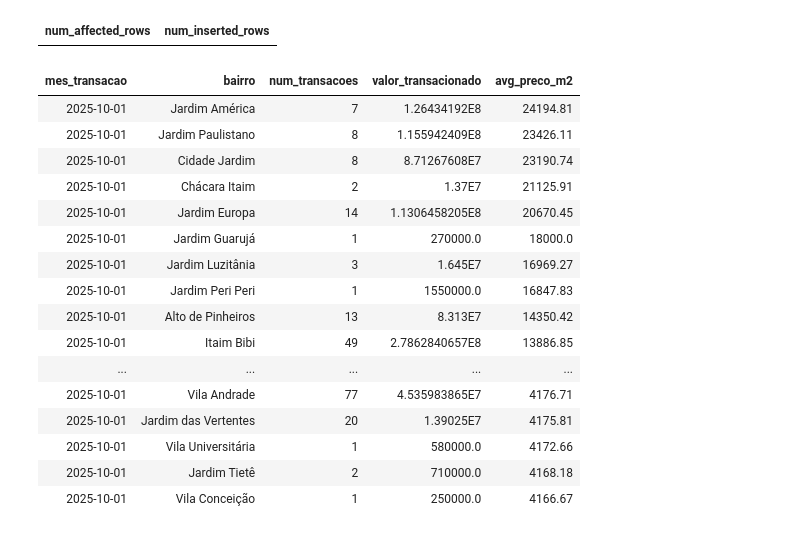
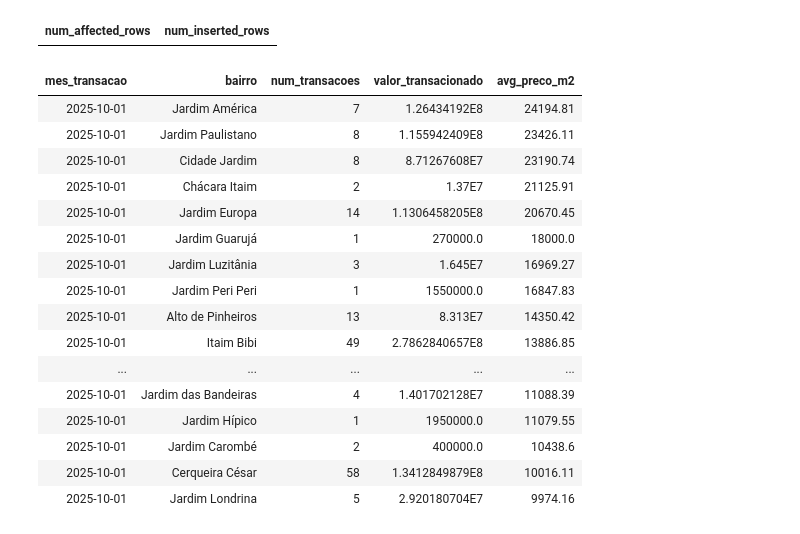
Before and after one commit to izabelaandrade-pos/mvp-puc-eng-dados, a Jupyter notebook: Notebooks/20251201_MVP_EngDados_parte2.ipynb, the cells around one changed output. Cells and saved outputs as stored; diff of their text form; code cells hidden in the pictures.

```diff
--- a/Notebooks/20251201_MVP_EngDados_parte2.ipynb
+++ b/Notebooks/20251201_MVP_EngDados_parte2.ipynb
@@ -661,26 +646,28 @@ GROUP BY mes_transacao, bairro
 # %%
 %sql
 /* Visualização da tabela criada */
 
 SELECT *
 FROM mvp_engdados_puc.ouro.guias_itbi_ouro
 WHERE mes_transacao = '2025-10-01'
 ORDER BY avg_preco_m2 DESC
+
+LIMIT 20
 # %% [output]
 | mes_transacao | bairro | num_transacoes | valor_transacionado | avg_preco_m2 |
 | 2025-10-01 | Jardim América | 7 | 1.26434192E8 | 24194.81 |
 | 2025-10-01 | Jardim Paulistano | 8 | 1.155942409E8 | 23426.11 |
 | 2025-10-01 | Cidade Jardim | 8 | 8.71267608E7 | 23190.74 |
 | 2025-10-01 | Chácara Itaim | 2 | 1.37E7 | 21125.91 |
 | 2025-10-01 | Jardim Europa | 14 | 1.1306458205E8 | 20670.45 |
 | 2025-10-01 | Jardim Guarujá | 1 | 270000.0 | 18000.0 |
 | 2025-10-01 | Jardim Luzitânia | 3 | 1.645E7 | 16969.27 |
 | 2025-10-01 | Jardim Peri Peri | 1 | 1550000.0 | 16847.83 |
 | 2025-10-01 | Alto de Pinheiros | 13 | 8.313E7 | 14350.42 |
 | 2025-10-01 | Itaim Bibi | 49 | 2.7862840657E8 | 13886.85 |
 | ... | ... | ... | ... | ... |
-| 2025-10-01 | Vila Andrade | 77 | 4.535983865E7 | 4176.71 |
-| 2025-10-01 | Jardim das Vertentes | 20 | 1.39025E7 | 4175.81 |
-| 2025-10-01 | Vila Universitária | 1 | 580000.0 | 4172.66 |
-| 2025-10-01 | Jardim Tietê | 2 | 710000.0 | 4168.18 |
-| 2025-10-01 | Vila Conceição | 1 | 250000.0 | 4166.67 |
+| 2025-10-01 | Jardim das Bandeiras | 4 | 1.401702128E7 | 11088.39 |
+| 2025-10-01 | Jardim Hípico | 1 | 1950000.0 | 11079.55 |
+| 2025-10-01 | Jardim Carombé | 2 | 400000.0 | 10438.6 |
+| 2025-10-01 | Cerqueira César | 58 | 1.3412849879E8 | 10016.11 |
+| 2025-10-01 | Jardim Londrina | 5 | 2.920180704E7 | 9974.16 |
```
Also changed, not shown: parts of 12 cells of this notebook, 22 other files.
